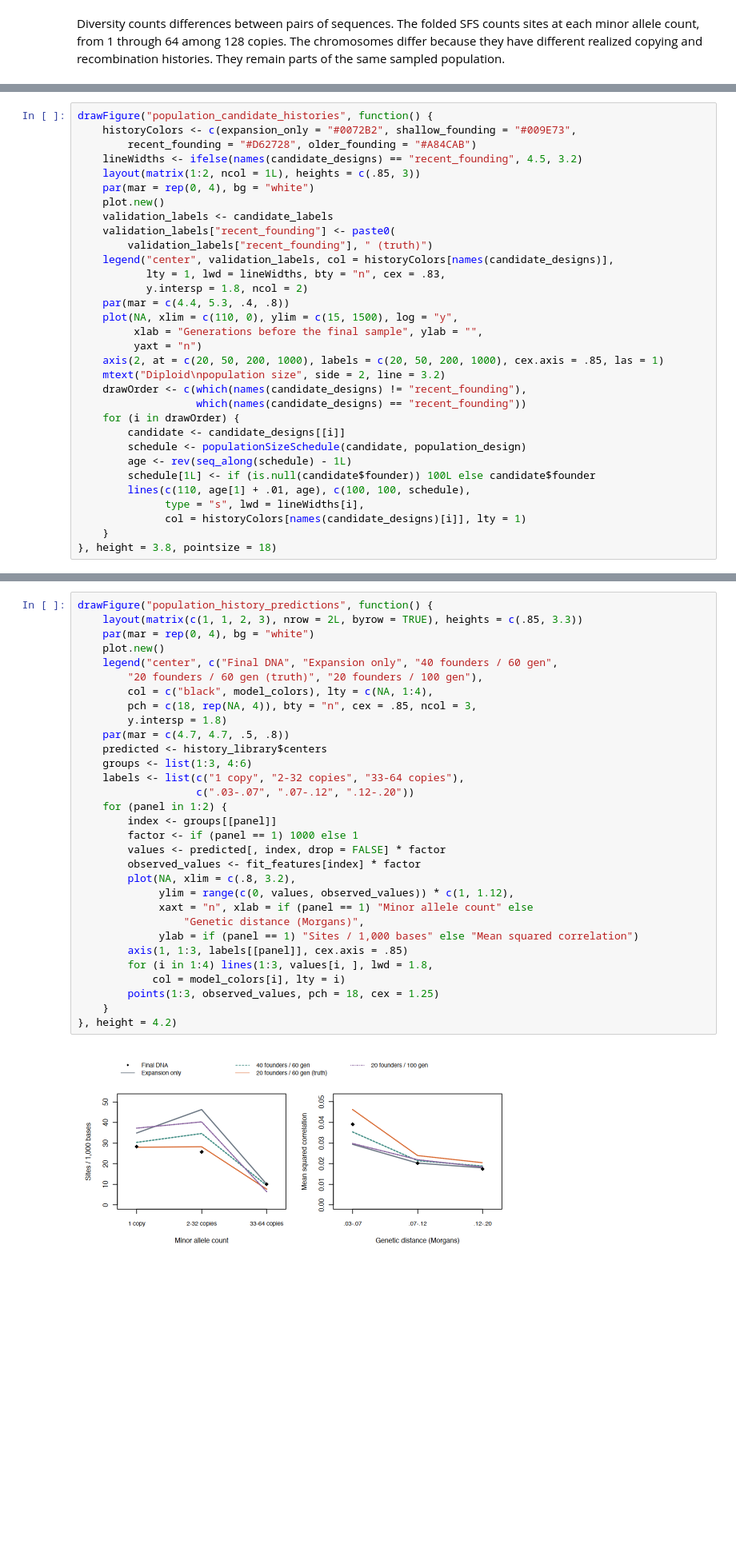
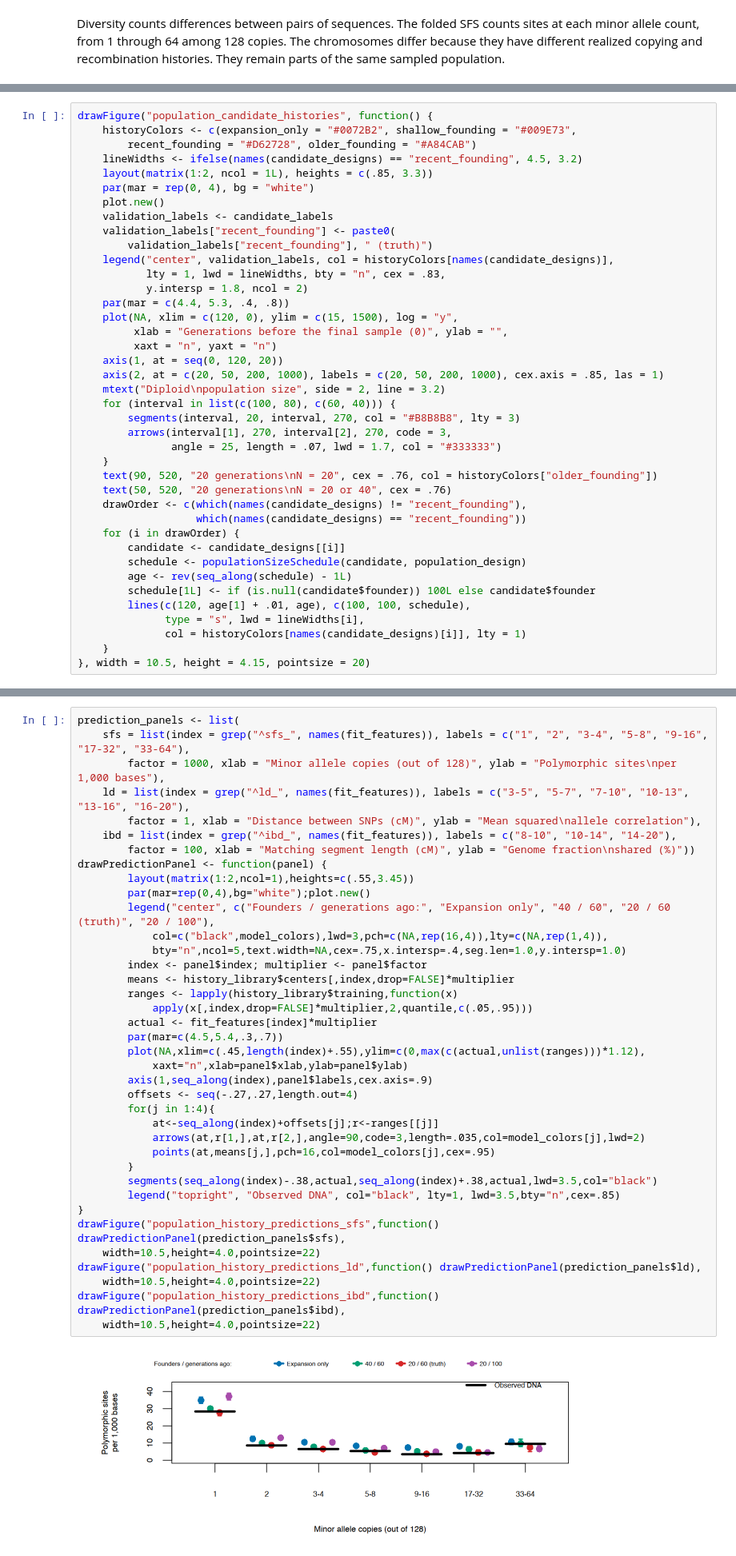
Before and after one commit to StatFunGen/hpgR, a Jupyter notebook: notebooks/P8149_Lecture_9_Effective_Size_and_History.ipynb, the cells around one changed output, grey strips where cells are left out. Shown at 80% size. Saved outputs shown, nothing was run; the diff lists cells and outputs as text; blank space fills up the shorter version.

```diff
--- a/notebooks/P8149_Lecture_9_Effective_Size_and_History.ipynb
+++ b/notebooks/P8149_Lecture_9_Effective_Size_and_History.ipynb
@@ -1656,7 +19467,7 @@ drawFigure("population_candidate_histories", function() {
     historyColors <- c(expansion_only = "#0072B2", shallow_founding = "#009E73",
         recent_founding = "#D62728", older_founding = "#A84CAB")
     lineWidths <- ifelse(names(candidate_designs) == "recent_founding", 4.5, 3.2)
-    layout(matrix(1:2, ncol = 1L), heights = c(.85, 3))
+    layout(matrix(1:2, ncol = 1L), heights = c(.85, 3.3))
     par(mar = rep(0, 4), bg = "white")
     plot.new()
     validation_labels <- candidate_labels
@@ -1666,11 +19477,19 @@ drawFigure("population_candidate_histories", function() {
            lty = 1, lwd = lineWidths, bty = "n", cex = .83,
            y.intersp = 1.8, ncol = 2)
     par(mar = c(4.4, 5.3, .4, .8))
-    plot(NA, xlim = c(110, 0), ylim = c(15, 1500), log = "y",
-         xlab = "Generations before the final sample", ylab = "",
-         yaxt = "n")
+    plot(NA, xlim = c(120, 0), ylim = c(15, 1500), log = "y",
+         xlab = "Generations before the final sample (0)", ylab = "",
+         xaxt = "n", yaxt = "n")
+    axis(1, at = seq(0, 120, 20))
     axis(2, at = c(20, 50, 200, 1000), labels = c(20, 50, 200, 1000), cex.axis = .85, las = 1)
     mtext("Diploid\npopulation size", side = 2, line = 3.2)
+    for (interval in list(c(100, 80), c(60, 40))) {
+        segments(interval, 20, interval, 270, col = "#B8B8B8", lty = 3)
+        arrows(interval[1], 270, interval[2], 270, code = 3,
+               angle = 25, length = .07, lwd = 1.7, col = "#333333")
+    }
+    text(90, 520, "20 generations\nN = 20", cex = .76, col = historyColors["older_founding"])
+    text(50, 520, "20 generations\nN = 20 or 40", cex = .76)
     drawOrder <- c(which(names(candidate_designs) != "recent_founding"),
                    which(names(candidate_designs) == "recent_founding"))
     for (i in drawOrder) {
@@ -1678,9 +19497,9 @@ drawFigure("population_candidate_histories", function() {
         schedule <- populationSizeSchedule(candidate, population_design)
         age <- rev(seq_along(schedule) - 1L)
         schedule[1L] <- if (is.null(candidate$founder)) 100L else candidate$founder
-        lines(c(110, age[1] + .01, age), c(100, 100, schedule),
+        lines(c(120, age[1] + .01, age), c(100, 100, schedule),
               type = "s", lwd = lineWidths[i],
               col = historyColors[names(candidate_designs)[i]], lty = 1)
     }
-}, height = 3.8, pointsize = 18)
+}, width = 10.5, height = 4.15, pointsize = 20)
 # %% [output]
@@ -1709,35 +19539,42 @@ heldout_library <- buildHistoryLibrary(
 history_fit <- comparePopulationHistories(fit_features, history_library)
 history_check <- comparePopulationHistories(check_features, heldout_library)
 # %%
-drawFigure("population_history_predictions", function() {
-    layout(matrix(c(1, 1, 2, 3), nrow = 2L, byrow = TRUE), heights = c(.85, 3.3))
-    par(mar = rep(0, 4), bg = "white")
-    plot.new()
-    legend("center", c("Final DNA", "Expansion only", "40 founders / 60 gen",
-        "20 founders / 60 gen (truth)", "20 founders / 100 gen"),
-        col = c("black", model_colors), lty = c(NA, 1:4),
-        pch = c(18, rep(NA, 4)), bty = "n", cex = .85, ncol = 3,
-        y.intersp = 1.8)
-    par(mar = c(4.7, 4.7, .5, .8))
-    predicted <- history_library$centers
-    groups <- list(1:3, 4:6)
-    labels <- list(c("1 copy", "2-32 copies", "33-64 copies"),
-                   c(".03-.07", ".07-.12", ".12-.20"))
-    for (panel in 1:2) {
-        index <- groups[[panel]]
-        factor <- if (panel == 1) 1000 else 1
-        values <- predicted[, index, drop = FALSE] * factor
-        observed_values <- fit_features[index] * factor
-        plot(NA, xlim = c(.8, 3.2),
-             ylim = range(c(0, values, observed_values)) * c(1, 1.12),
-             xaxt = "n", xlab = if (panel == 1) "Minor allele count" else
-                 "Genetic distance (Morgans)",
-             ylab = if (panel == 1) "Sites / 1,000 bases" else "Mean squared correlation")
-        axis(1, 1:3, labels[[panel]], cex.axis = .85)
-        for (i in 1:4) lines(1:3, values[i, ], lwd = 1.8,
-            col = model_colors[i], lty = i)
-        points(1:3, observed_values, pch = 18, cex = 1.25)
-    }
-}, height = 4.2)
+prediction_panels <- list(
+    sfs = list(index = grep("^sfs_", names(fit_features)), labels = c("1", "2", "3-4", "5-8", "9-16", "17-32", "33-64"),
+        factor = 1000, xlab = "Minor allele copies (out of 128)", ylab = "Polymorphic sites\nper 1,000 bases"),
+    ld = list(index = grep("^ld_", names(fit_features)), labels = c("3-5", "5-7", "7-10", "10-13", "13-16", "16-20"),
+        factor = 1, xlab = "Distance between SNPs (cM)", ylab = "Mean squared\nallele correlation"),
+    ibd = list(index = grep("^ibd_", names(fit_features)), labels = c("8-10", "10-14", "14-20"),
+        factor = 100, xlab = "Matching segment length (cM)", ylab = "Genome fraction\nshared (%)"))
+drawPredictionPanel <- function(panel) {
+        layout(matrix(1:2,ncol=1),heights=c(.55,3.45))
+        par(mar=rep(0,4),bg="white");plot.new()
+        legend("center", c("Founders / generations ago:", "Expansion only", "40 / 60", "20 / 60 (truth)", "20 / 100"),
+            col=c("black",model_colors),lwd=3,pch=c(NA,rep(16,4)),lty=c(NA,rep(1,4)),
+            bty="n",ncol=5,text.width=NA,cex=.75,x.intersp=.4,seg.len=1.0,y.intersp=1.0)
+        index <- panel$index; multiplier <- panel$factor
+        means <- history_library$centers[,index,drop=FALSE]*multiplier
+        ranges <- lapply(history_library$training,function(x)
+            apply(x[,index,drop=FALSE]*multiplier,2,quantile,c(.05,.95)))
+        actual <- fit_features[index]*multiplier
+        par(mar=c(4.5,5.4,.3,.7))
+        plot(NA,xlim=c(.45,length(index)+.55),ylim=c(0,max(c(actual,unlist(ranges)))*1.12),
+            xaxt="n",xlab=panel$xlab,ylab=panel$ylab)
+        axis(1,seq_along(index),panel$labels,cex.axis=.9)
+        offsets <- seq(-.27,.27,length.out=4)
+        for(j in 1:4){
+            at<-seq_along(index)+offsets[j];r<-ranges[[j]]
+            arrows(at,r[1,],at,r[2,],angle=90,code=3,length=.035,col=model_colors[j],lwd=2)
+            points(at,means[j,],pch=16,col=model_colors[j],cex=.95)
+        }
+        segments(seq_along(index)-.38,actual,seq_along(index)+.38,actual,lwd=3.5,col="black")
+        legend("topright", "Observed DNA", col="black", lty=1, lwd=3.5,bty="n",cex=.85)
+}
+drawFigure("population_history_predictions_sfs",function() drawPredictionPanel(prediction_panels$sfs),
+    width=10.5,height=4.0,pointsize=22)
+drawFigure("population_history_predictions_ld",function() drawPredictionPanel(prediction_panels$ld),
+    width=10.5,height=4.0,pointsize=22)
+drawFigure("population_history_predictions_ibd",function() drawPredictionPanel(prediction_panels$ibd),
+    width=10.5,height=4.0,pointsize=22)
 # %% [output]
-[figure, old version]
+[figure, new version]
```
Also changed, not shown: parts of 35 cells of this notebook, 41 other files.
